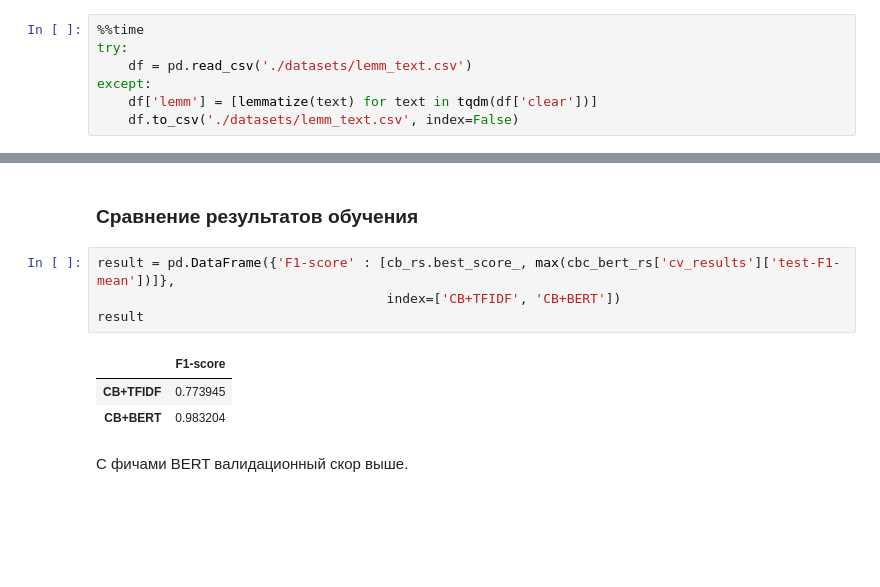
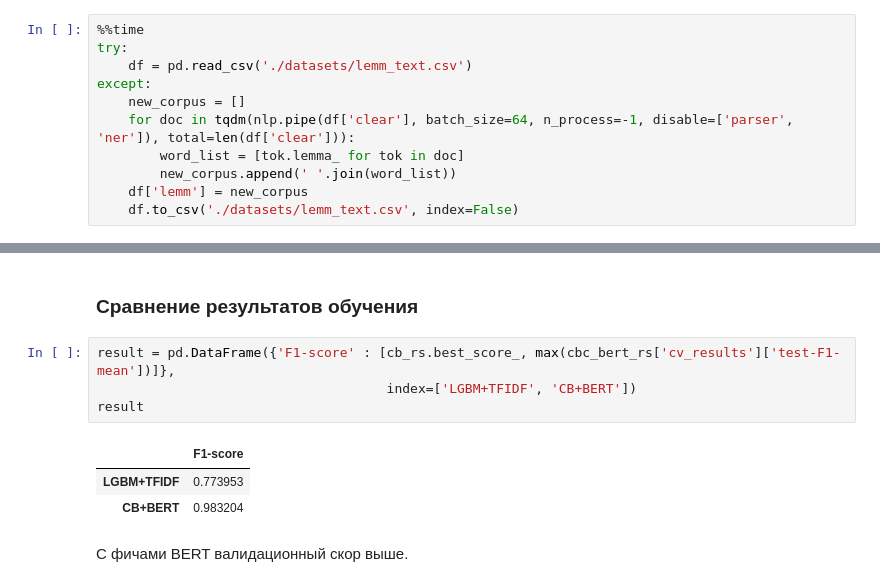
Before and after one commit to zokalicious/ds_practicum, a Jupyter notebook: toxic_bert/toxic_bert.ipynb, the cells around one changed output, grey strips where cells are left out. Drawn from its saved outputs; the diff is of its cells as text; blank space fills up the shorter version.

```diff
--- a/toxic_bert/toxic_bert.ipynb
+++ b/toxic_bert/toxic_bert.ipynb
@@ -141,6 +136,10 @@ df['clear'] = [clear_text(text) for text in tqdm(df['text'])]
 try:
     df = pd.read_csv('./datasets/lemm_text.csv')
 except:
-    df['lemm'] = [lemmatize(text) for text in tqdm(df['clear'])]
+    new_corpus = []
+    for doc in tqdm(nlp.pipe(df['clear'], batch_size=64, n_process=-1, disable=['parser', 'ner']), total=len(df['clear'])):
+        word_list = [tok.lemma_ for tok in doc]
+        new_corpus.append(' '.join(word_list))
+    df['lemm'] = new_corpus
     df.to_csv('./datasets/lemm_text.csv', index=False)
 # %% [output]
@@ -404,11 +403,11 @@ print(f'Метрика F1 для кросс-валидации CatBoostClassifie
 ### Сравнение результатов обучения
 # %%
 result = pd.DataFrame({'F1-score' : [cb_rs.best_score_, max(cbc_bert_rs['cv_results']['test-F1-mean'])]},
-                                     index=['CB+TFIDF', 'CB+BERT'])
+                                     index=['LGBM+TFIDF', 'CB+BERT'])
 result
 # %% [output]
 |  | F1-score |
-| CB+TFIDF | 0.773945 |
+| LGBM+TFIDF | 0.773953 |
 | CB+BERT | 0.983204 |
 # %% [markdown]
 С фичами BERT валидационный скор выше.
```
Also changed, not shown: parts of 10 cells of this notebook.
